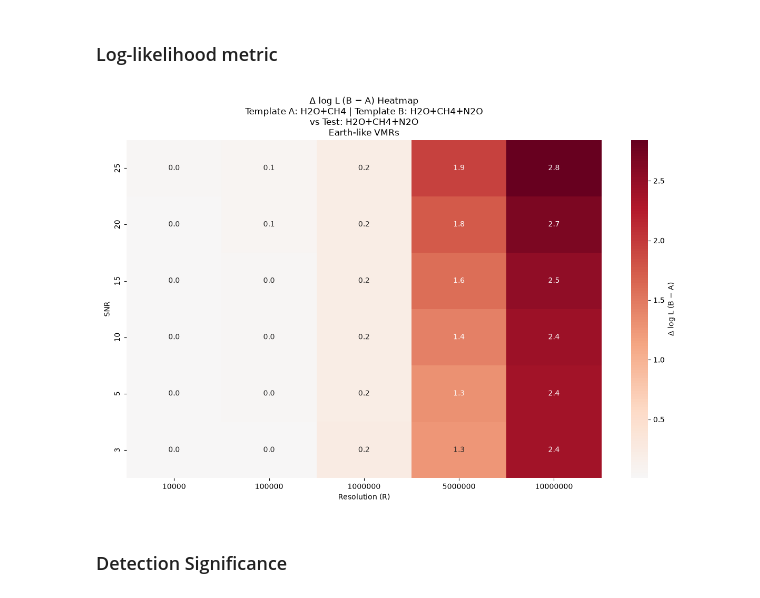
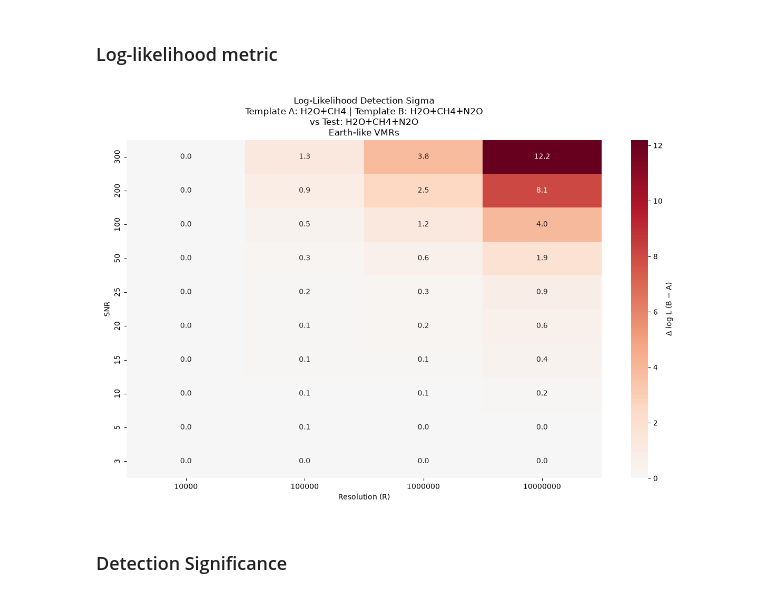
Before and after one commit to zanecollins/sgl_science_case, a Jupyter notebook: sgl_science_case/notebooks/reflectivity_model_cc_tests.ipynb, the cells around one changed output. Saved outputs shown, nothing was run; the diff lists cells and outputs as text; code cells hidden in the pictures.

```diff
--- a/sgl_science_case/notebooks/reflectivity_model_cc_tests.ipynb
+++ b/sgl_science_case/notebooks/reflectivity_model_cc_tests.ipynb
@@ -531,7 +598,7 @@ plt.show()
 # %% [markdown]
 # Dictionary generation
 # %%
-scenarios = [[('H2O', 1)], [('N2O', 1)], [('CH4', 1)], [('H2O', 1), ('CH4', 1), ('N2O', 1)], [('H2O', 1), ('CH4', 1)], [('CH4', 1), ('N2O', 1)], [('H2O', 1), ('N2O', 1)]]
+scenarios = [[('H2O', 1), ('CH4', 1), ('N2O', 1)], [('H2O', 1), ('CH4', 1)], [('CH4', 1), ('N2O', 1)]] #[('H2O', 1)], [('N2O', 1)], [('CH4', 1)], [('H2O', 1), ('N2O', 1)]
 
 
 # recreating tables with correct wvenumber range
@@ -542,8 +609,8 @@ scenarios = [[('H2O', 1)], [('N2O', 1)], [('CH4', 1)], [('H2O', 1), ('CH4', 1),
 #     fetch(table_name,M,isotope,wn_min,wn_max)
 
 
-resolutions = [ 10000, 100000, 1e6, 5e6, 1e7]
-snrs = [3, 5, 10, 15, 20, 25]
+resolutions = [10000, 100000, 1e6, 1e7]
+snrs = [3, 5, 10, 15, 20, 25, 50, 100, 200, 300]#, 1000]
 
 res_dict = generate_res_dict(scenarios, resolutions, snrs, cloud_top=15.0, albedo=0.3)
 # %% [output]
@@ -598,13 +668,14 @@ plt.show()
 # Cross Correlation Tests
 # %%
 plt.close('all')
-df_cc = cross_correlate_spectra_in_dict(res_dict)
 template_A = 'H2O+CH4'
 template_B = 'H2O+CH4+N2O'
 test_scen = 'H2O+CH4+N2O'
+df_cc = cross_correlate_two_templates(res_dict, template_A=template_A, template_B=template_B, test_scenario=test_scen)
 
-df_A = df_cc[(df_cc['template_scenario'] == template_A) & (df_cc['test_scenario'] == test_scen)].copy()
-df_B = df_cc[(df_cc['template_scenario'] == template_B) & (df_cc['test_scenario'] == test_scen)].copy()
 
-print("Rows A:", len(df_A), "Rows B:", len(df_B))
+# df_A = df_cc[(df_cc['template_scenario'] == template_A) & (df_cc['test_scenario'] == test_scen)].copy()
+# df_B = df_cc[(df_cc['template_scenario'] == template_B) & (df_cc['test_scenario'] == test_scen)].copy()
+
+# print("Rows A:", len(df_A), "Rows B:", len(df_B))
 # %% [output]
@@ -615,10 +685,10 @@ Rows A: 30 Rows B: 30
 # %% [markdown]
 ### Log-likelihood metric
 # %%
-merged = pd.merge(df_A, df_B, on=['resolution', 'snr'], suffixes=('_A', '_B'))
+# merged = pd.merge(df_A, df_B, on=['resolution', 'snr'], suffixes=('_A', '_B'))
 
 # Use log-likelihood difference (A - B)
-merged['delta_logL'] = merged['log_lik_B'] - merged['log_lik_A']
+# merged['delta_logL'] = merged['log_lik_B'] - merged['log_lik_A']
 
 # Optional: compute significance (how many sigma the difference is)
 # merged['delta_significance'] = merged['delta_logL'] / np.sqrt(merged['noise_std_A']**2 + merged['noise_std_B']**2)
@@ -626,10 +696,10 @@ merged['delta_logL'] = merged['log_lik_B'] - merged['log_lik_A']
 # ======================
 # Pivot for heatmap
 # ======================
-pivot = merged.pivot_table(
+pivot = df_cc.pivot_table(
     index='snr',
     columns='resolution',
-    values='delta_logL',        # or 'delta_significance'
+    values='sigma',        # or 'delta_significance'
     aggfunc='mean'
 ).sort_index(ascending=False)   # SNR increasing upwards
 
@@ -640,36 +710,36 @@ annot = pivot.copy().astype(str)
 
 for i, snr in enumerate(pivot.index):
     for j, res in enumerate(pivot.columns):
         val = pivot.iloc[i, j]
         annot.iloc[i, j] = f"{val:.1f}"
 
 # ======================
 # Plot
 # ======================
 plt.figure(figsize=(12, 8))
 
 sns.heatmap(
     pivot,
-    cmap='RdBu_r',           # diverging colormap good for differences
+    cmap='RdBu_r',
     center=0,
     annot=annot,
     fmt='',
     cbar_kws={'label': 'Δ log L (B − A)'}
 )
 
 plt.xlabel('Resolution (R)')
 plt.ylabel('SNR')
 plt.title(
-    f'Δ log L (B − A) Heatmap\n'
+    f'Log-Likelihood Detection Sigma\n'
     f'Template A: {template_A} | Template B: {template_B}\n'
     f'vs Test: {test_scen}\n'
     'Earth-like VMRs'
 )
 
 plt.tight_layout()
 plt.show()
 # %% [output]
-[figure, old version]
+[figure, new version]
 # %% [markdown]
 ### Detection Significance
 # %%
```
Also changed, not shown: parts of 10 cells of this notebook.
